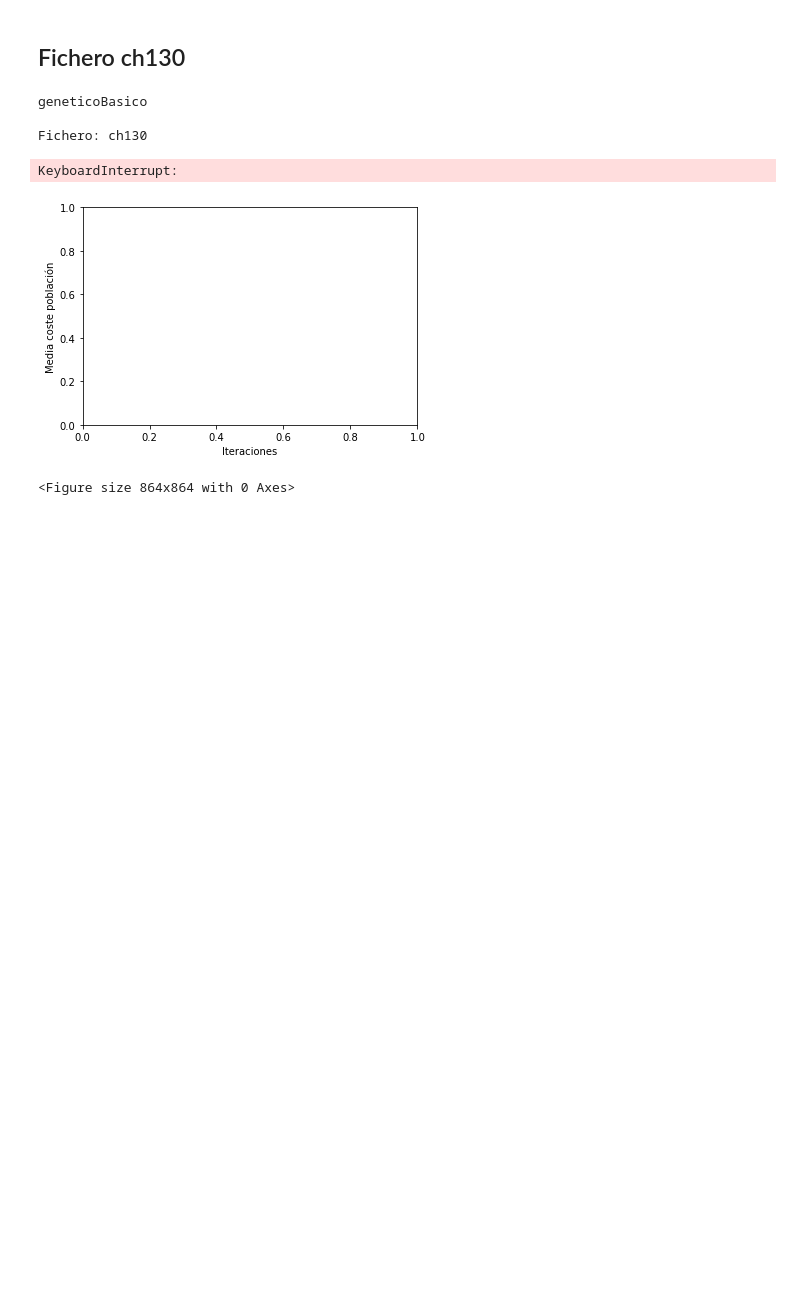
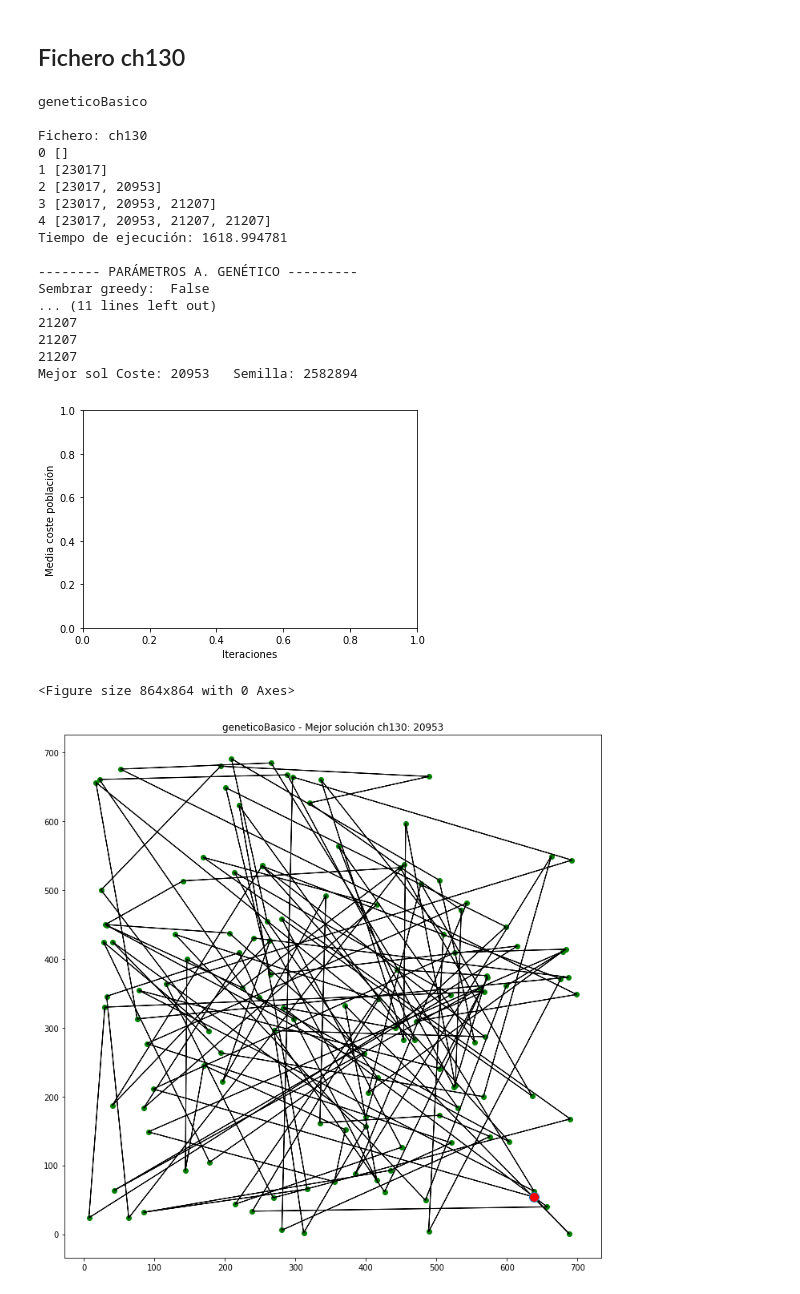
Before and after one commit to VictorNarov/AlgoritmosGeneticosTSP, a Jupyter notebook: 3 Genetico Multimodal.ipynb, the cells around one changed output. Saved outputs shown, nothing was run; the diff lists cells and outputs as text; code cells hidden in the pictures; blank space fills up the shorter version.

```diff
--- a/3 Genetico Multimodal.ipynb
+++ b/3 Genetico Multimodal.ipynb
@@ -7,3 +8,16 @@ from algoritmos import *
+# %%
+def genetico_multimodal(semilla, num_nodos, distancias, tam_poblacion, k_torneo, tam_cruce, prob_mutacion, tam_mutacion, radio_nicho, num_nichos, sembrar_greedy, fig, ax):
+
+    soluciones = []
+
+    for i in range(num_nichos):
+        print(i,soluciones)
+        with Pool(processes=8) as p:
+               soluciones.append(p.starmap(genetico_basico_secuencial, product([semilla], [num_nodos], [distancias], [tam_poblacion], [k_torneo], [tam_cruce], [prob_mutacion], [tam_mutacion], [sembrar_greedy], [soluciones], [radio_nicho]))[0])
+
+#         (genetico_basico_secuencial(num_nodos, distancias, tam_poblacion, k_torneo, tam_cruce, prob_mutacion, tam_mutacion, sembrar_greedy, soluciones, soluciones))
+
+    return soluciones
 # %% [markdown]
 ## Generación de semillas aleatorias
 # %%
@@ -42,48 +56,57 @@ radio_nicho = num_nodos * 0.1 # Distancia hamming umbral para entrar al nicho
 tam_nicho = 5 # Número de individuos que se mantienen por nicho (los mejores)
 #########################
 
+
+
 t = time.time()
-# with Pool(processes=8) as p:
-#        resultados = p.starmap(genetico_basico, product([semilla], [num_nodos], [distancias], [tam_poblacion], [k_torneo], [tam_cruce], [prob_mutacion], [tam_mutacion], [sembrar_greedy], [fig], [ax]))[0]
 
-resultados = genetico_multimodal(semilla, num_nodos, distancias, tam_poblacion, k_torneo, tam_cruce, prob_mutacion, tam_mutacion, radio_nicho, tam_nicho, sembrar_greedy, fig, ax)
+poblacion = genetico_multimodal(semilla, num_nodos, distancias, tam_poblacion, k_torneo, tam_cruce, prob_mutacion, tam_mutacion, radio_nicho, tam_nicho, sembrar_greedy, fig, ax)
 
 elapsed = time.time() - t
 print("Tiempo de ejecución: %f\n" % elapsed )
 
-poblacion = resultados[0]
-mejorIndividuo = min(poblacion.individuos)
+
+mejorIndividuo = min(poblacion)
 mejorSolucion = mejorIndividuo.camino
 coste = mejorIndividuo.coste
 
 print("-------- PARÁMETROS A. GENÉTICO ---------")
 print("Sembrar greedy:\t", sembrar_greedy)
 print("Tam población:\t", tam_poblacion)
 print("k_torneo:\t", k_torneo)
 print("Tam cruce:\t", tam_cruce)
 print("Prob mutación:\t", prob_mutacion)
 print("Tam mutación:\t", tam_mutacion)
 print("Radio nicho:\t", radio_nicho)
 print("Tamaño nicho (Kappa):\t", tam_nicho)
 print("------------------------------------------")
 
+print("----- COSTES SOLUCIONES -----")
+for ind in poblacion:
+    print(ind)
 
-print("Mejor sol Coste: %s \t #It: %i \t Semilla: %s" % (coste, resultados[1], semilla) )
-print("-----\nCoste Media:\t%f" % poblacion.media)
-print("-----\nCoste Mejor:\t%f" % coste)
 
-xs = resultados[2]
-ys = resultados[3]
-ys2 = resultados[4]
-plt_dynamic(fig, xs, ys, ax)
-plt_dynamic(fig, xs, ys2, ax, ['r'])
-
+print("Mejor sol Coste: %s\t Semilla: %s" % (coste, semilla) )
 titulo = algoritmo + " - Mejor solución " + fichero + ": " + str(coste)
 pintaCamino(mejorSolucion, nodos, titulo)
 # %% [output]
 geneticoBasico
 
 Fichero: ch130
+0 []
+1 [23017]
+2 [23017, 20953]
+3 [23017, 20953, 21207]
+4 [23017, 20953, 21207, 21207]
+Tiempo de ejecución: 1618.994781
+
+-------- PARÁMETROS A. GENÉTICO ---------
+Sembrar greedy:  False
+... (11 lines left out)
+21207
+21207
+21207
+Mejor sol Coste: 20953   Semilla: 2582894
+[figure]
-KeyboardInterrupt:
+<Figure size 864x864 with 0 Axes>
-[figure]
-<Figure size 864x864 with 0 Axes>
+[figure, added]
```
Also changed, not shown: parts of 1 cell of this notebook, 3 other files.
